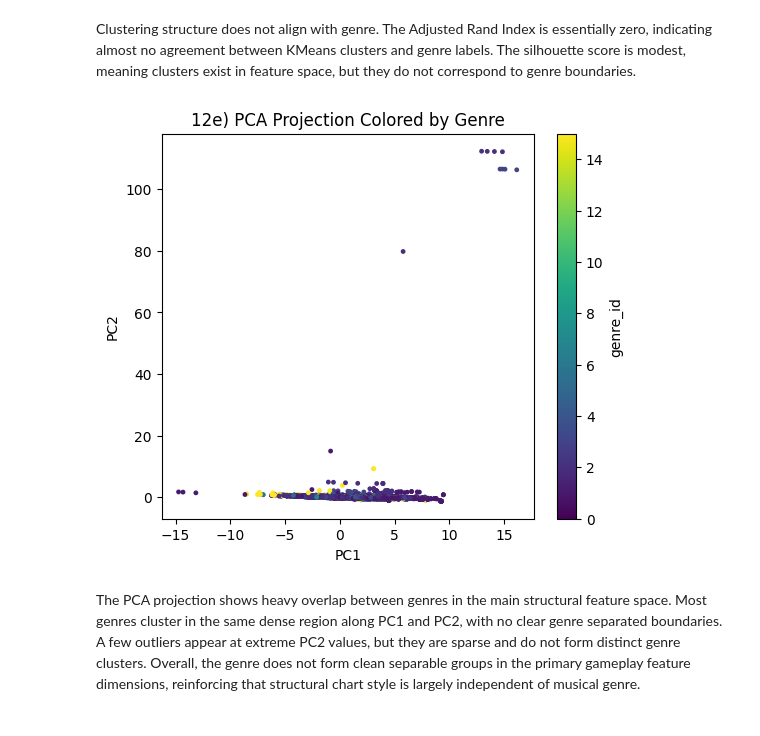
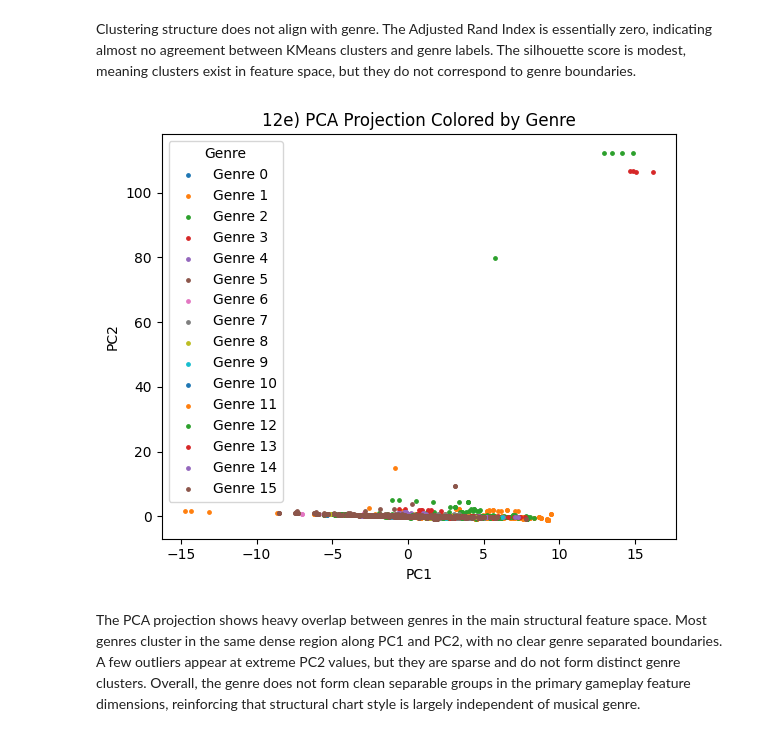
Before and after one commit to MattGroho/tab-hero, a Jupyter notebook: notebooks/feature_exploration.ipynb, the cells around one changed output. Drawn from its saved outputs; the diff is of its cells as text; code cells hidden in the pictures.

```diff
--- a/notebooks/feature_exploration.ipynb
+++ b/notebooks/feature_exploration.ipynb
@@ -168,3 +63,21 @@ df_tabs.head()
+# %%
+# ========================
+# Type Conversions
+# ========================
+
+instrument_names = {
+    0: "Lead",
+    1: "Bass",
+    2: "Rythm",
+    3: "Keys",
+}
+
+difficulty_names = {
+    0: "Easy",
+    1: "Medium",
+    2: "Hard",
+    3: "Expert",
+}
 # %%
 # ==============================================================
 # Section Level Feature Usage Map
@@ -421,11 +448,11 @@ for d in difficulty_levels:
         df_features.loc[mask, "hopo_ratio"],
         s=4,
         alpha=0.5,
-        label=f"Difficulty {d}"
+        label=f"Difficulty {difficulty_names.get(d, str(d))}"
     )
 
-plt.xlabel("chord_ratio")
-plt.ylabel("hopo_ratio")
+plt.xlabel("Chord Ratio")
+plt.ylabel("HOPO Ratio")
 plt.title("1c) Chord Ratio vs HOPO Ratio")
 plt.legend(title="Difficulty")
 plt.show()
@@ -946,5 +1001,6 @@ for d in sorted(D["difficulty_id"].unique()):
     scaled = standardize(X)
 
     sil = silhouette_over_k(scaled, ks, random_state=0, n_init=10)
-    plot_silhouette_curve(ks, sil, title=f"9a) Intra difficulty clustering strength, difficulty {d}")
+    name = difficulty_names.get(d, str(d))
+    plot_silhouette_curve(ks, sil, title=f"9a) Intra Difficulty Clustering Strength: {name}")
 # %% [output]
@@ -1453,14 +1546,26 @@ Clustering structure does not align with genre. The Adjusted Rand Index is essen
 # %%
 Z = pca2(scaled, n_components=2, random_state=0)
 
 plt.figure(figsize=(6, 5))
-plt.scatter(Z[:, 0], Z[:, 1], c=y, s=6)
+
+unique_genres = sorted(np.unique(y))
+
+for g in unique_genres:
+    idx = y == g
+    plt.scatter(
+        Z[idx, 0],
+        Z[idx, 1],
+        s=6,
+        label=f"Genre {g}"
+    )
+
 plt.xlabel("PC1")
 plt.ylabel("PC2")
 plt.title("12e) PCA Projection Colored by Genre")
-plt.colorbar(label="genre_id")
+plt.legend(title="Genre")
+plt.tight_layout()
 plt.show()
 # %% [output]
-[figure, old version]
+[figure, new version]
 # %% [markdown]
 The PCA projection shows heavy overlap between genres in the main structural feature space. Most genres cluster in the same dense region along PC1 and PC2, with no clear genre separated boundaries. A few outliers appear at extreme PC2 values, but they are sparse and do not form distinct genre clusters. Overall, the genre does not form clean separable groups in the primary gameplay feature dimensions, reinforcing that structural chart style is largely independent of musical genre.
```
Also changed, not shown: parts of 39 cells of this notebook, 2 other files.
